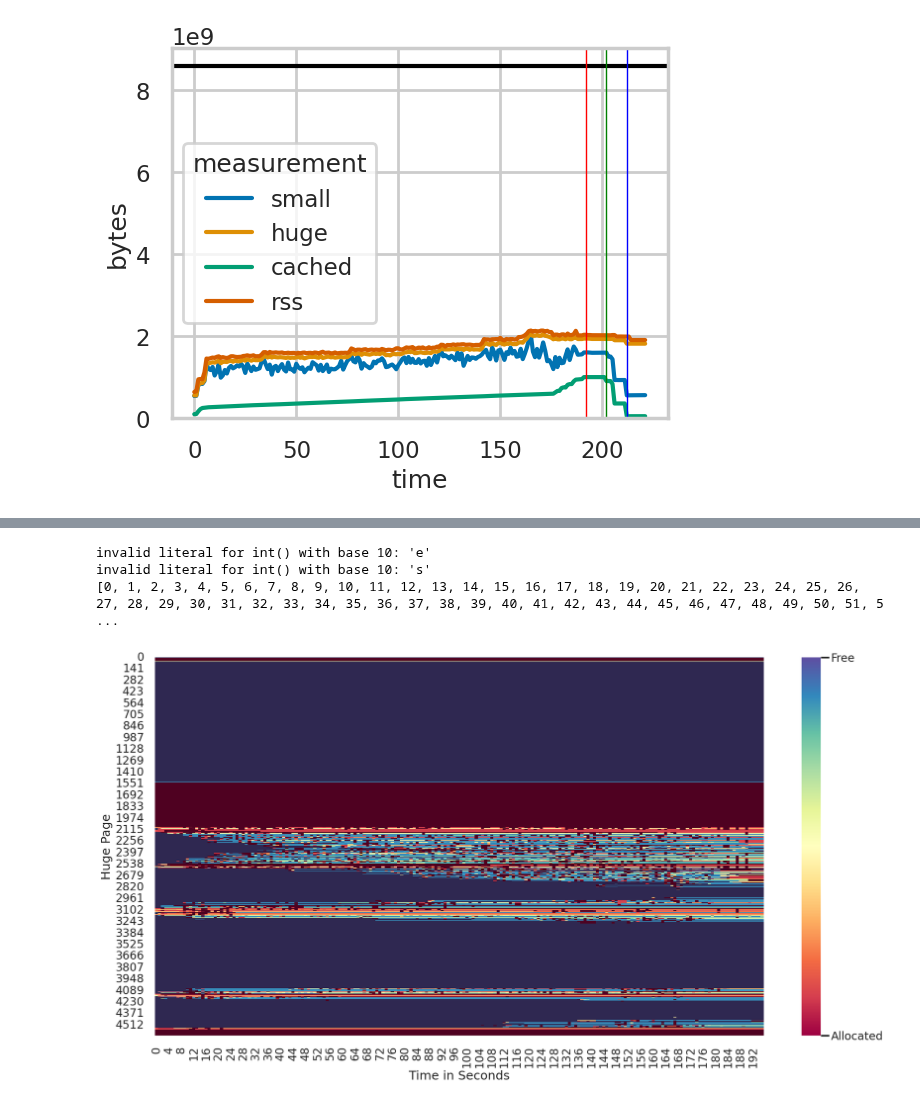
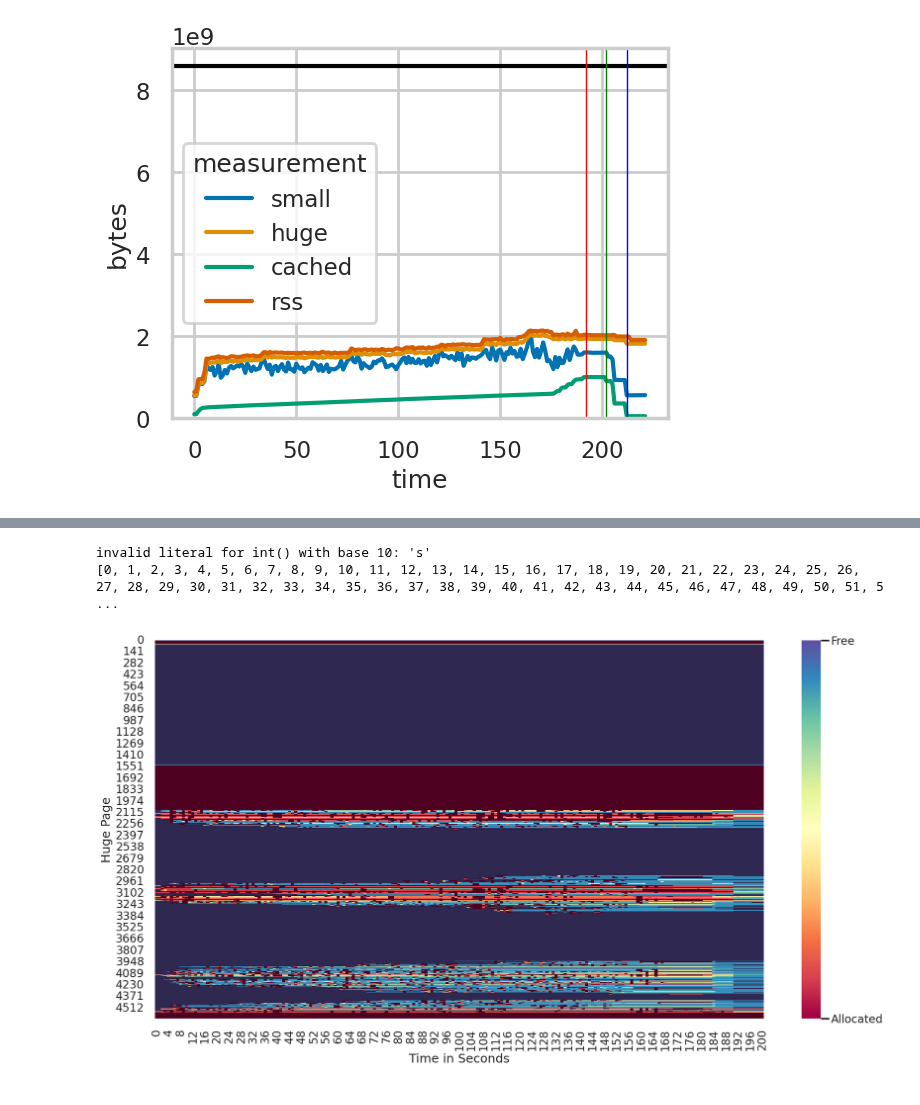
Before and after one commit to luhsra/hyperalloc-bench, a Jupyter notebook: compiling.ipynb, the cells around one changed output, grey strips where cells are left out. Saved outputs shown, nothing was run; the diff lists cells and outputs as text; code cells hidden in the pictures.

```diff
--- a/compiling.ipynb
+++ b/compiling.ipynb
@@ -131,37 +106,36 @@ p.axvline(x=times["clean"], color="blue", linewidth=1)
 # %%
-root = Path("compiling/240319-155814-ll")
+root = Path("compiling/240325-130205-llfree-auto")
 
 cmap = cmap_extreme(sns.color_palette("Spectral", as_cmap=True, n_colors=10))
 
 data = {}
 for file in root.glob("frag_0_*.txt"):
     try:
         i = int(file.stem[7:])
         data[i] = parse_frag(file)
     except Exception as e:
         print(e)
         pass
 print(sorted(data.keys()))
 
 frames = []
 for i, frame in sorted(list(data.items()), key=lambda x: x[0]):
     frames.append(frame)
 data = pd.concat(frames, axis=1, ignore_index=True)
 data *= 512 / 9
 
 fix, ax = plt.subplots()
 fix.set_figwidth(20)
 fix.set_figheight(10)
 fix.set_facecolor("white")
 p = sns.heatmap(data, ax=ax, cmap=cmap)
 p.set_xlabel("Time in Seconds")
 p.set_ylabel("Huge Page")
 
 colorbar = ax.collections[0].colorbar
 colorbar.set_ticks([0, 512])
 colorbar.set_ticklabels(["Allocated", "Free"])
 # %% [output]
-invalid literal for int() with base 10: 'e'
 invalid literal for int() with base 10: 's'
 [0, 1, 2, 3, 4, 5, 6, 7, 8, 9, 10, 11, 12, 13, 14, 15, 16, 17, 18, 19, 20, 21, 22, 23, 24, 25, 26, 27, 28, 29, 30, 31, 32, 33, 34, 35, 36, 37, 38, 39, 40, 41, 42, 43, 44, 45, 46, 47, 48, 49, 50, 51, 5 ...
-[figure, old version]
+[figure, new version]
```
Also changed, not shown: parts of 3 cells of this notebook, 1 other file.
